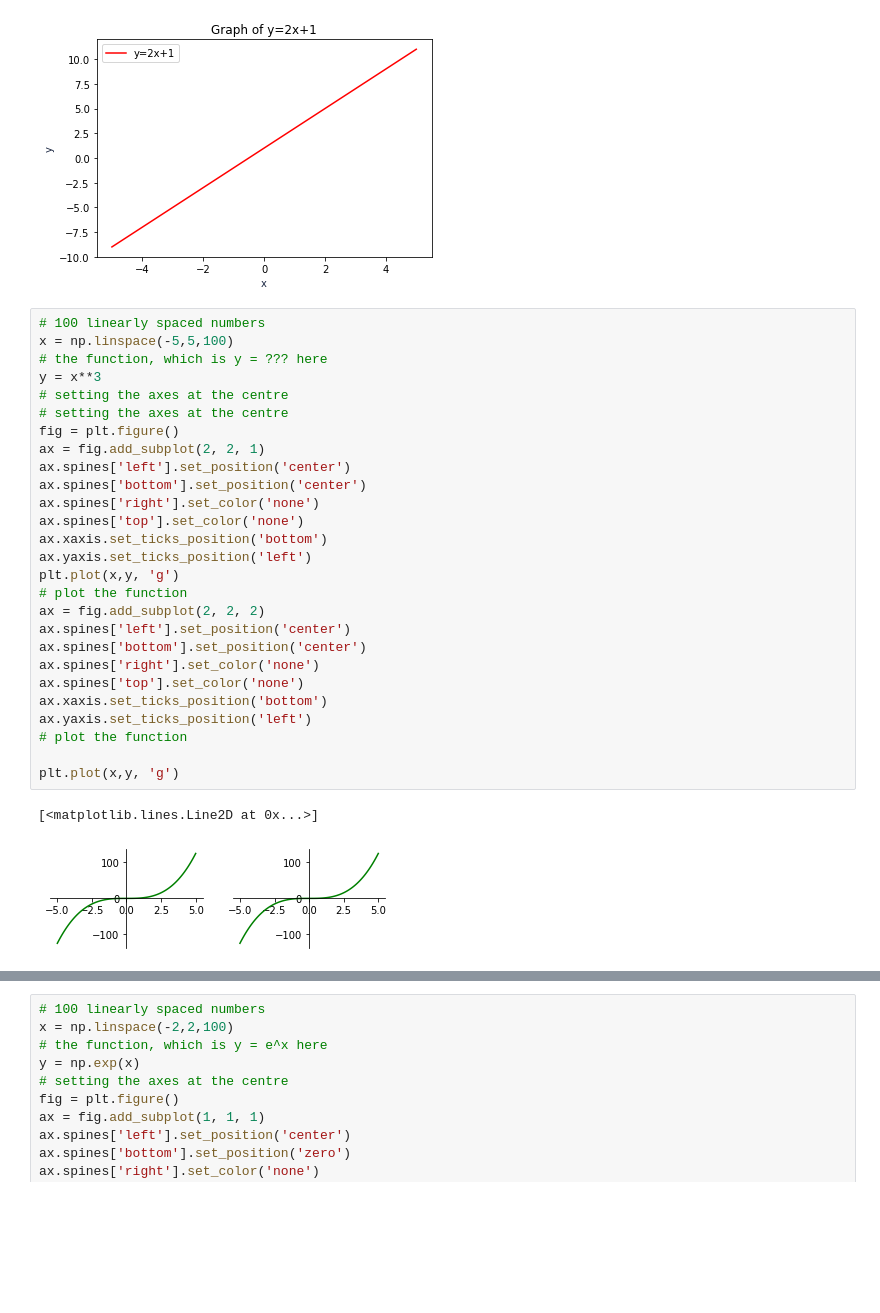
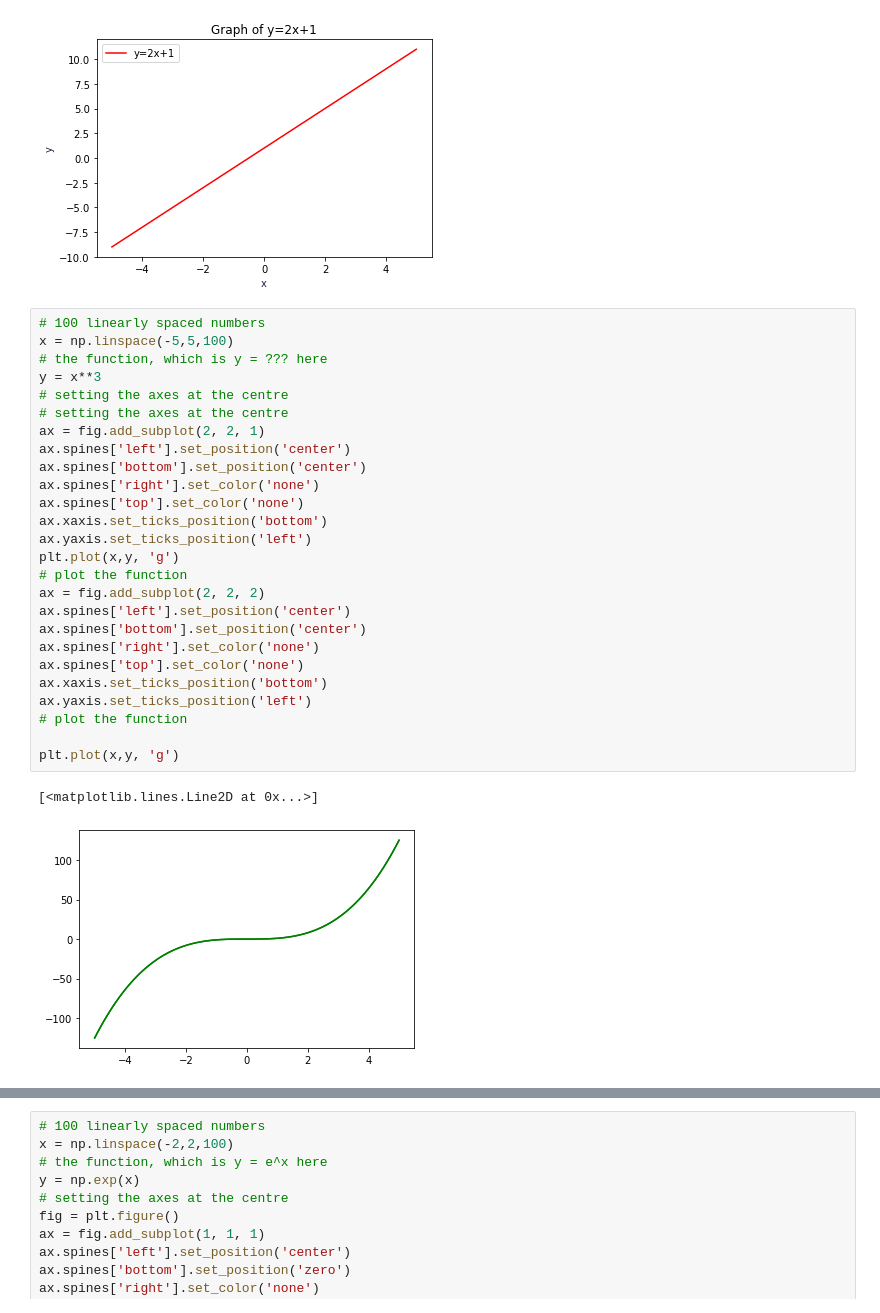
Before and after one commit to molamola83/esercitazioni, a Jupyter notebook: EsercizioMatplotlib17mar.ipynb, the cells around one changed output, grey strips where cells are left out. Saved outputs shown, nothing was run; the diff lists cells and outputs as text; blank space fills up the shorter version.

```diff
--- a/EsercizioMatplotlib17mar.ipynb
+++ b/EsercizioMatplotlib17mar.ipynb
@@ -15,32 +15,31 @@ plt.show()
 # %%
 # 100 linearly spaced numbers
 x = np.linspace(-5,5,100)
 # the function, which is y = ??? here
 y = x**3
 # setting the axes at the centre
 # setting the axes at the centre
-fig = plt.figure()
 ax = fig.add_subplot(2, 2, 1)
 ax.spines['left'].set_position('center')
 ax.spines['bottom'].set_position('center')
 ax.spines['right'].set_color('none')
 ax.spines['top'].set_color('none')
 ax.xaxis.set_ticks_position('bottom')
 ax.yaxis.set_ticks_position('left')
 plt.plot(x,y, 'g')
 # plot the function
 ax = fig.add_subplot(2, 2, 2)
 ax.spines['left'].set_position('center')
 ax.spines['bottom'].set_position('center')
 ax.spines['right'].set_color('none')
 ax.spines['top'].set_color('none')
 ax.xaxis.set_ticks_position('bottom')
 ax.yaxis.set_ticks_position('left')
 # plot the function
 
 plt.plot(x,y, 'g')
 # %% [output]
 [<matplotlib.lines.Line2D at 0x...>]
-[figure, old version]
+[figure, new version]
 # %%
 # 100 linearly spaced numbers
```
Also changed, not shown: parts of 2 cells of this notebook, 10 other files.
